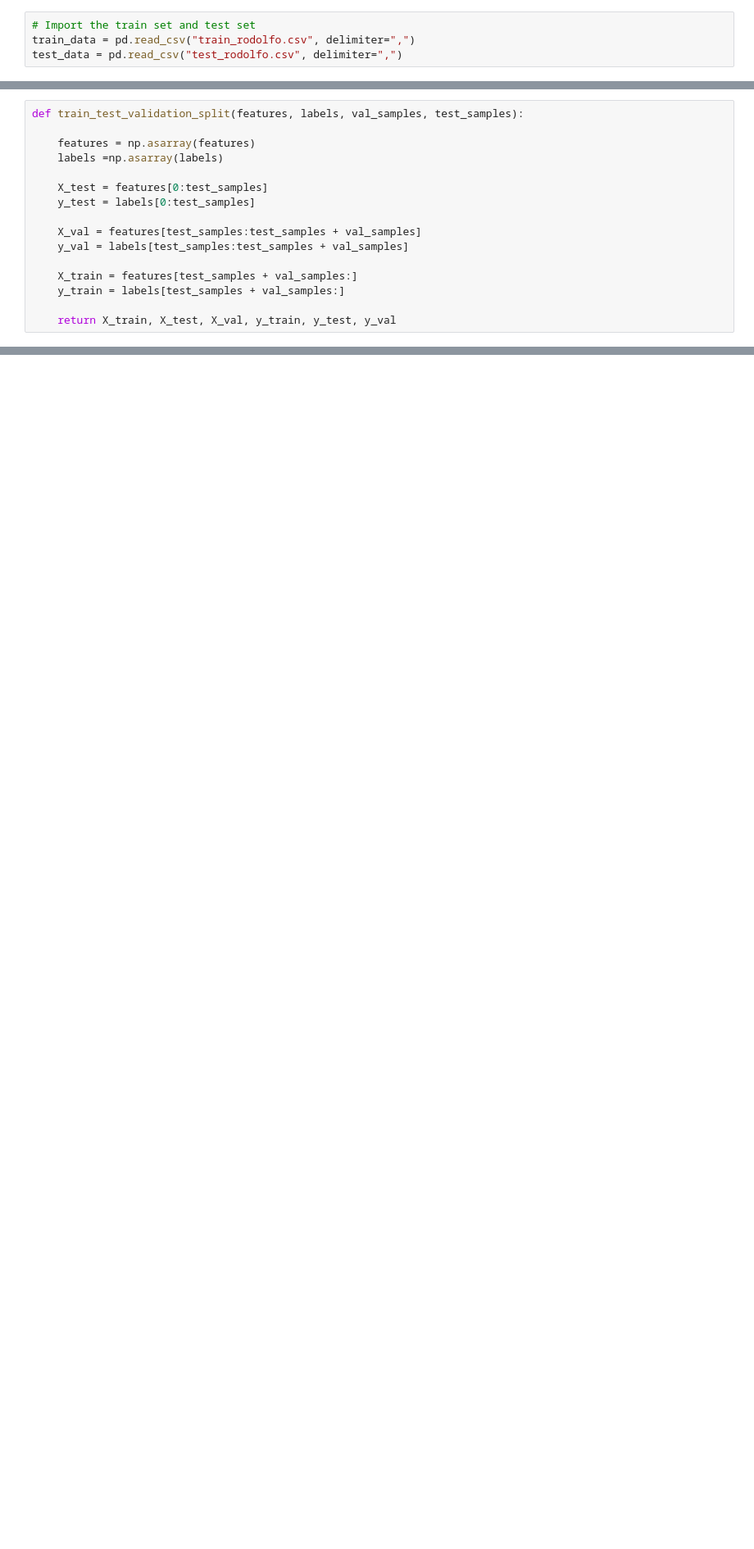
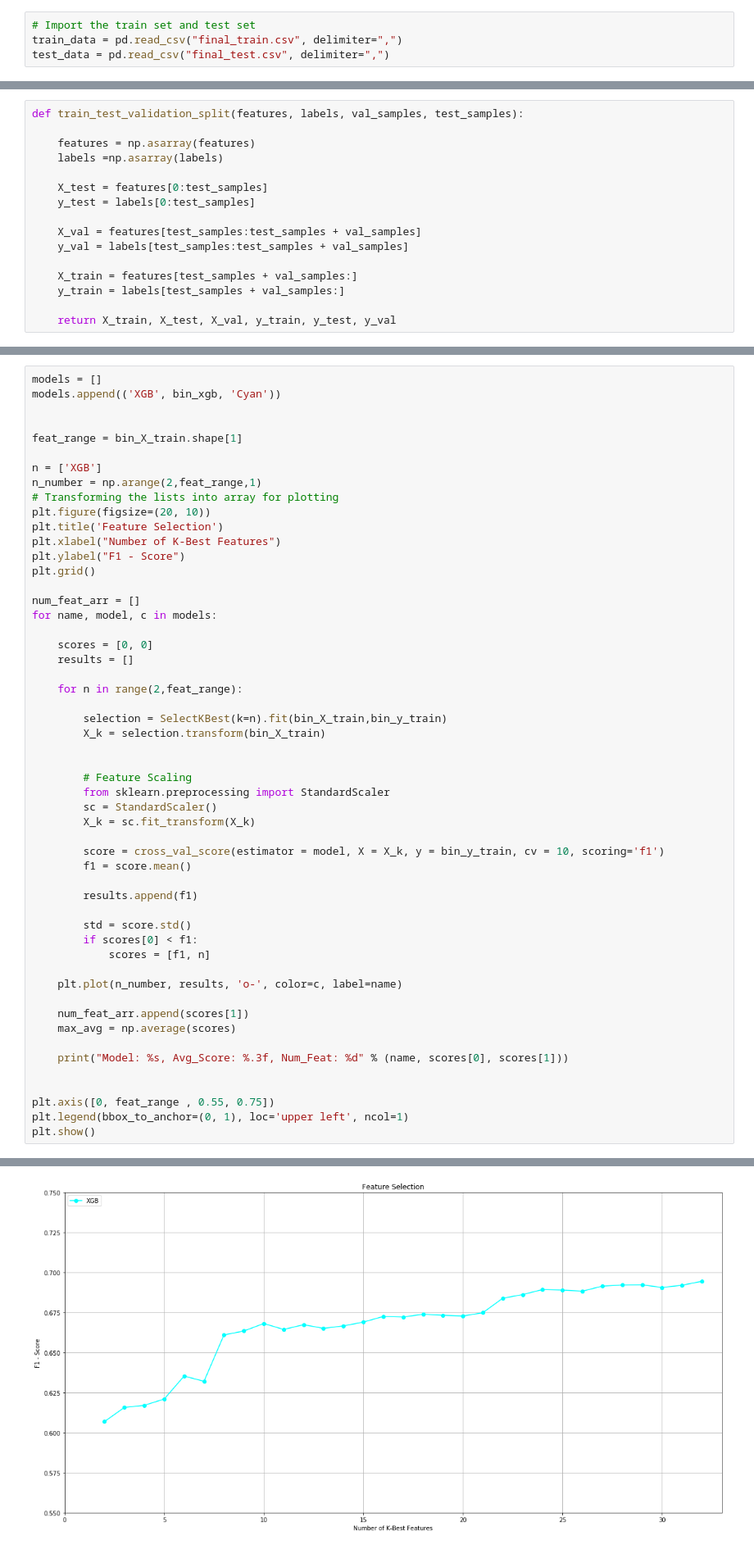
Before and after one commit to EugenioTL/Vodafone_Challenge, a Jupyter notebook: Eugenio/Prova doppia classification.ipynb, the cells around one changed output, grey strips where cells are left out. Shown at 82% size. Cells and saved outputs as stored; diff of their text form; blank space fills up the shorter version.

```diff
--- a/Eugenio/Prova doppia classification.ipynb
+++ b/Eugenio/Prova doppia classification.ipynb
@@ -16,5 +16,5 @@ seed = 202
 np.random.seed(seed)
 # %%
 # Import the train set and test set
-train_data = pd.read_csv("train_rodolfo.csv", delimiter=",")
-test_data = pd.read_csv("test_rodolfo.csv", delimiter=",")
+train_data = pd.read_csv("final_train.csv", delimiter=",")
+test_data = pd.read_csv("final_test.csv", delimiter=",")
@@ -117,0 +93,54 @@ bin_X_train, bin_X_test, bin_X_val, bin_y_train, bin_y_test, bin_y_val = train_t
+# %%
+models = []
+models.append(('XGB', bin_xgb, 'Cyan'))
+
+
+feat_range = bin_X_train.shape[1]
+
+n = ['XGB']
+n_number = np.arange(2,feat_range,1)
+# Transforming the lists into array for plotting
+plt.figure(figsize=(20, 10))
+plt.title('Feature Selection')
+plt.xlabel("Number of K-Best Features")
+plt.ylabel("F1 - Score")
+plt.grid()
+
+num_feat_arr = []
+for name, model, c in models:
+
+    scores = [0, 0]
+    results = []
+
+    for n in range(2,feat_range):
+
+        selection = SelectKBest(k=n).fit(bin_X_train,bin_y_train)
+        X_k = selection.transform(bin_X_train)
+
+
+        # Feature Scaling
+        from sklearn.preprocessing import StandardScaler
+        sc = StandardScaler()
+        X_k = sc.fit_transform(X_k)
+
+        score = cross_val_score(estimator = model, X = X_k, y = bin_y_train, cv = 10, scoring='f1')
+        f1 = score.mean()
+
+        results.append(f1)
+
+        std = score.std()
+        if scores[0] < f1:
+            scores = [f1, n]
+
+    plt.plot(n_number, results, 'o-', color=c, label=name)
+
+    num_feat_arr.append(scores[1])
+    max_avg = np.average(scores)
+
+    print("Model: %s, Avg_Score: %.3f, Num_Feat: %d" % (name, scores[0], scores[1]))
+
+
+plt.axis([0, feat_range , 0.55, 0.75])
+plt.legend(bbox_to_anchor=(0, 1), loc='upper left', ncol=1)
+plt.show()
+# %% [output]
@@ -117,0 +148 @@ bin_X_train, bin_X_test, bin_X_val, bin_y_train, bin_y_test, bin_y_val = train_t
+[figure, added]
```
Also changed, not shown: parts of 36 cells of this notebook, 8 other files.
